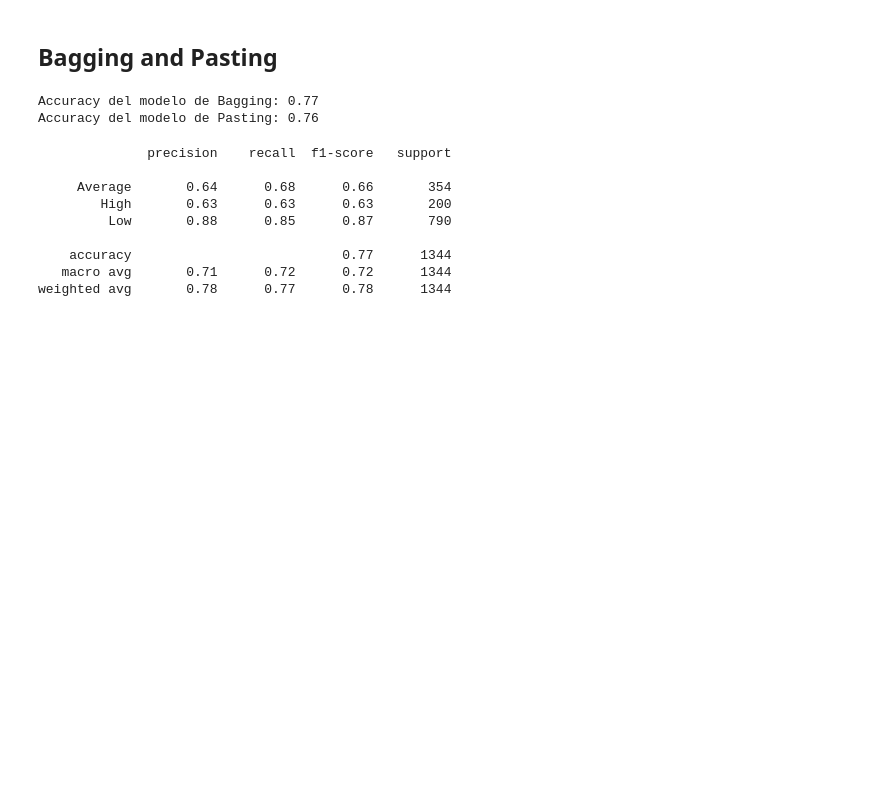
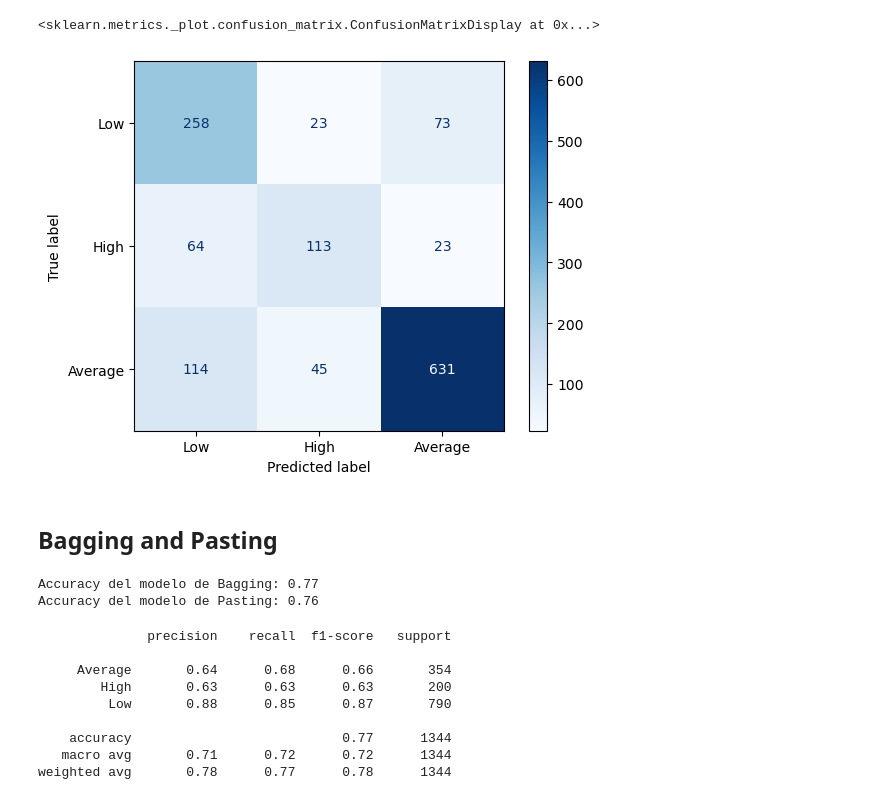
Before and after one commit to harimrys/ML-Project, a Jupyter notebook: notebooks/modelos_test.ipynb, the cells around one changed output. Drawn from its saved outputs; the diff is of its cells as text; code cells hidden in the pictures; blank space fills up the shorter version.

```diff
--- a/notebooks/modelos_test.ipynb
+++ b/notebooks/modelos_test.ipynb
@@ -30,0 +33,20 @@ target_series = target.squeeze()
+# %%
+X_train, X_test, y_train, y_test = train_test_split(features, target, test_size=0.2, random_state=42)
+
+# Standardize the features
+scaler = StandardScaler()
+X_train_scaled = scaler.fit_transform(X_train)
+X_test_scaled = scaler.transform(X_test)
+
+knn = KNeighborsClassifier(n_neighbors=8)
+
+knn.fit(X_train, y_train)
+
+y_pred_knn = knn.predict(X_test)
+y_pred_knn
+
+knn.score(X_test, y_test)
+
+knn_accuracy = accuracy_score(y_test, y_pred_knn)
+results['KNN'] = knn_accuracy
+print(f'Accuracy del modelo de KNN: {knn_accuracy:.2f}')
@@ -31,3 +67,15 @@ target_series = target.squeeze()
+# %%
+conf_matrix = confusion_matrix(y_test, y_pred_knn)
+
+# Obtener las etiquetas únicas
+unique_labels = target_series.unique()  # O usa df_target['target'].unique()
+
+# Mostramos la matriz de confusión con ConfusionMatrixDisplay
+disp = ConfusionMatrixDisplay(confusion_matrix=conf_matrix, display_labels=unique_labels)
+disp.plot(cmap='Blues')
+# %% [output]
+<sklearn.metrics._plot.confusion_matrix.ConfusionMatrixDisplay at 0x...>
+[figure, added]
 # %% [markdown]
 ## Bagging and Pasting
 # %%
```
Also changed, not shown: parts of 3 cells of this notebook, 3 other files.
